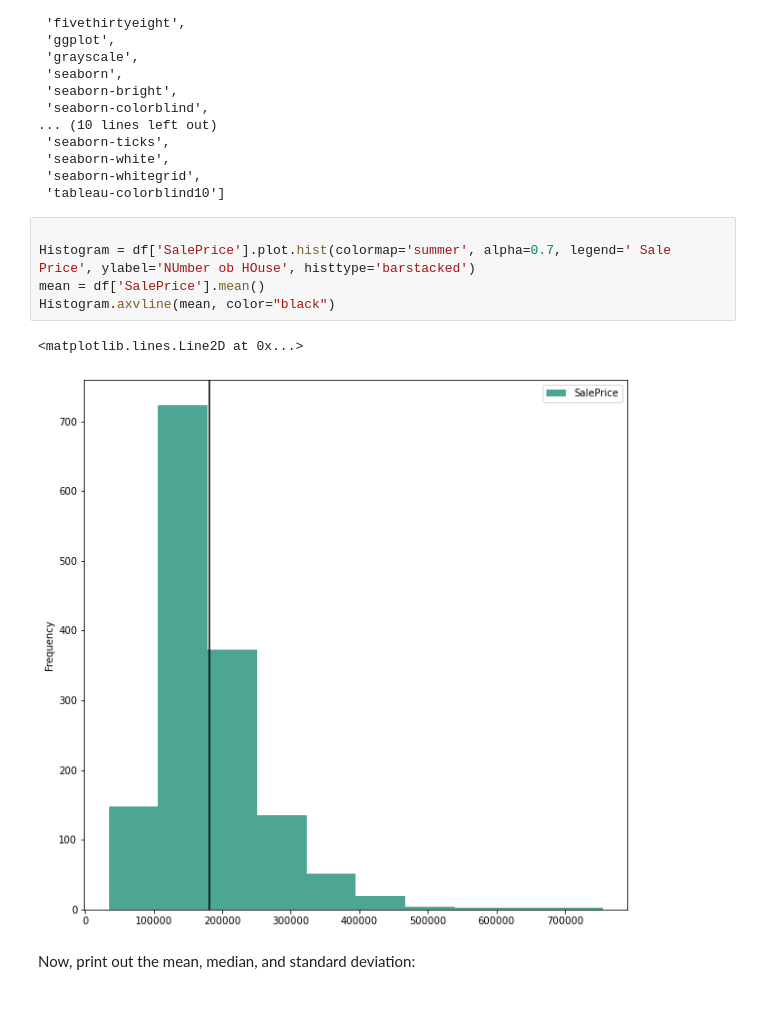
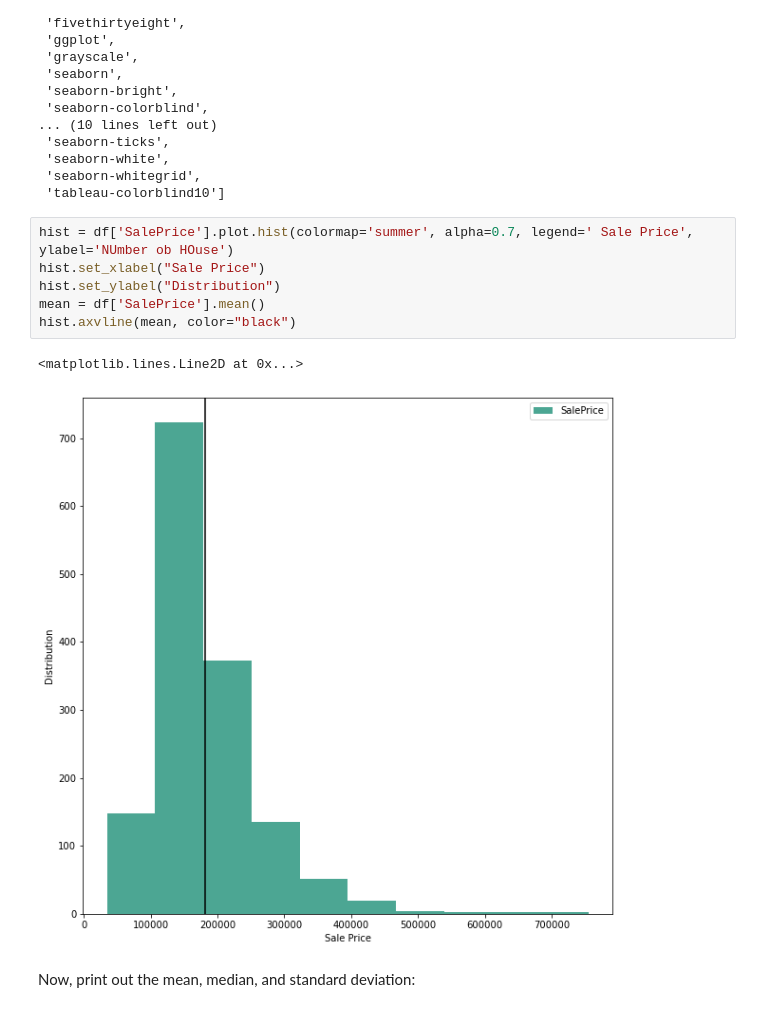
Before and after one commit to kamalova/dsc-pandas-eda-lab, a Jupyter notebook: index.ipynb, the cells around one changed output. Drawn from its saved outputs; the diff is of its cells as text.

```diff
--- a/index.ipynb
+++ b/index.ipynb
@@ -187,13 +187,14 @@ plt.style.available
  'seaborn-whitegrid',
  'tableau-colorblind10']
 # %%
-
-Histogram = df['SalePrice'].plot.hist(colormap='summer', alpha=0.7, legend=' Sale Price', ylabel='NUmber ob HOuse', histtype='barstacked')
+hist = df['SalePrice'].plot.hist(colormap='summer', alpha=0.7, legend=' Sale Price', ylabel='NUmber ob HOuse')
+hist.set_xlabel("Sale Price")
+hist.set_ylabel("Distribution")
 mean = df['SalePrice'].mean()
-Histogram.axvline(mean, color="black")
+hist.axvline(mean, color="black")
 # %% [output]
 <matplotlib.lines.Line2D at 0x...>
-[figure, old version]
+[figure, new version]
 # %% [markdown]
 Now, print out the mean, median, and standard deviation:
 # %%
```
Also changed, not shown: parts of 10 cells of this notebook.
